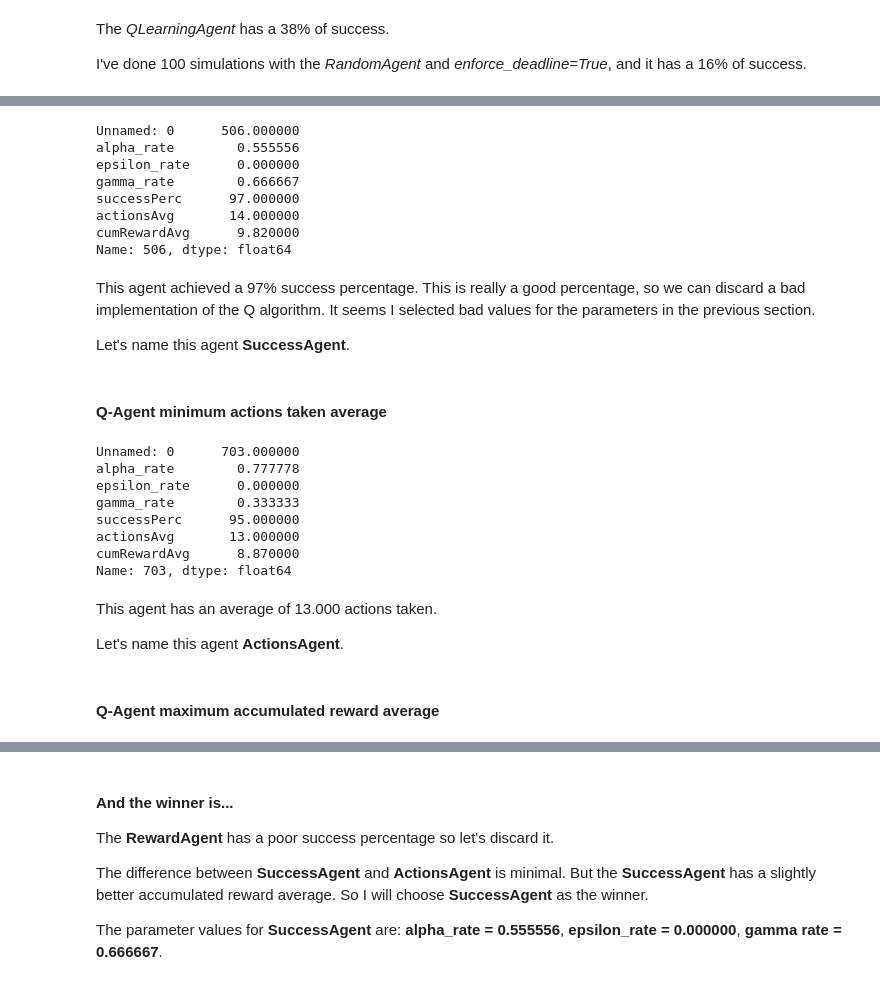
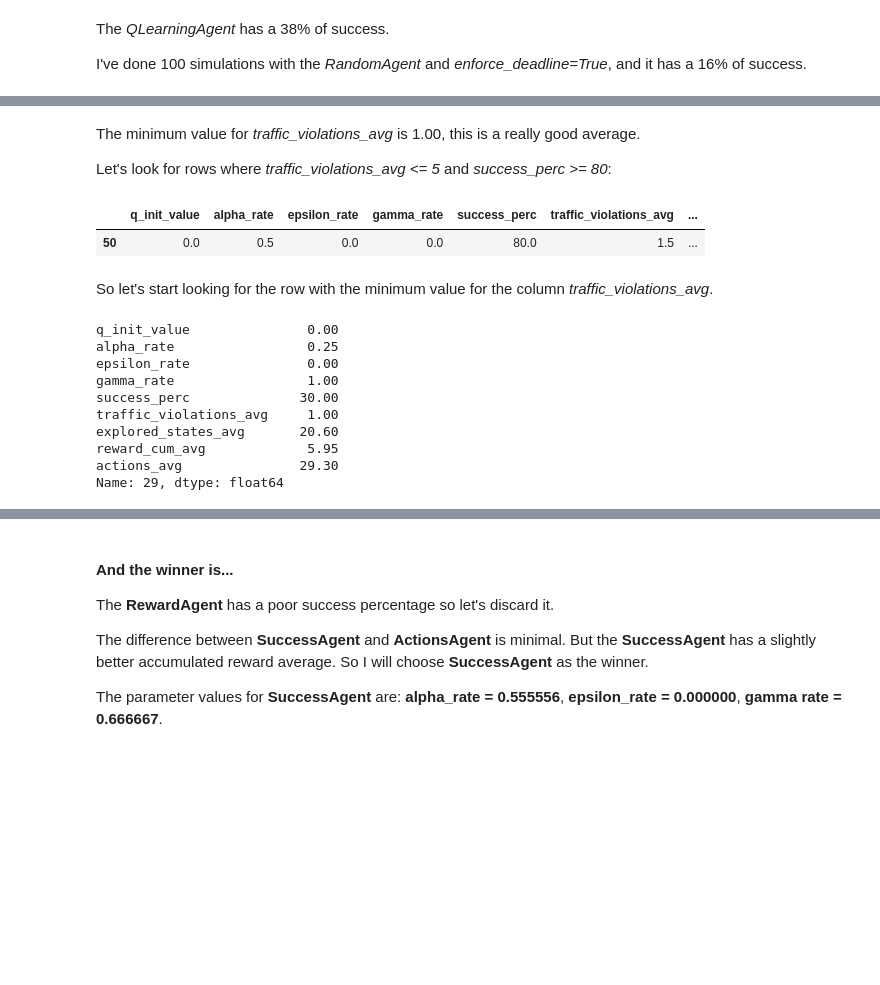
Before and after one commit to jcsastre/udacity_machine-learning_smartcab, a Jupyter notebook: report.ipynb, the cells around one changed output, grey strips where cells are left out. Drawn from its saved outputs; the diff is of its cells as text; code cells hidden in the pictures; blank space fills up the shorter version.

```diff
--- a/report.ipynb
+++ b/report.ipynb
@@ -172,34 +217,25 @@ To determine a suitable set of parameters, lets find: the q-agent with maximum s
+# %% [markdown]
+The minimum value for *traffic_violations_avg* is 1.00, this is a really good average.
+
+Let's look for rows where *traffic_violations_avg <= 5* and *success_perc >= 80*:
+# %%
+tuning_data_rows = tuning_data[(tuning_data['traffic_violations_avg'] <= 5) & (tuning_data['success_perc'] >= 80)]
+tuning_data_rows.head(20)
+# %% [output]
+|  | q_init_value | alpha_rate | epsilon_rate | gamma_rate | success_perc | traffic_violations_avg | ... |
+| 50 | 0.0 | 0.5 | 0.0 | 0.0 | 80.0 | 1.5 | ... |
+# %% [markdown]
+So let's start looking for the row with the minimum value for the column *traffic_violations_avg*.
 # %%
-tuning_data.loc[tuning_data['successPerc'].idxmax()]
+tuning_data.loc[tuning_data['traffic_violations_avg'].idxmin()]
 # %% [output]
-Unnamed: 0      506.000000
-alpha_rate        0.555556
-epsilon_rate      0.000000
-gamma_rate        0.666667
-successPerc      97.000000
-actionsAvg       14.000000
-cumRewardAvg      9.820000
-Name: 506, dtype: float64
+q_init_value               0.00
+alpha_rate                 0.25
+epsilon_rate               0.00
+gamma_rate                 1.00
+success_perc              30.00
+traffic_violations_avg     1.00
+explored_states_avg       20.60
+reward_cum_avg             5.95
+actions_avg               29.30
+Name: 29, dtype: float64
-# %% [markdown]
-This agent achieved a 97% success percentage. This is really a good percentage, so we can discard a bad implementation of the Q algorithm. It seems I selected bad values for the parameters in the previous section.
-
-Let's name this agent **SuccessAgent**.
-# %% [markdown]
-<h4>Q-Agent minimum actions taken average</h4>
-# %%
-tuning_data.loc[tuning_data['actionsAvg'].idxmin()]
-# %% [output]
-Unnamed: 0      703.000000
-alpha_rate        0.777778
-epsilon_rate      0.000000
-gamma_rate        0.333333
-successPerc      95.000000
-actionsAvg       13.000000
-cumRewardAvg      8.870000
-Name: 703, dtype: float64
-# %% [markdown]
-This agent has an average of 13.000 actions taken.
-
-Let's name this agent **ActionsAgent**.
-# %% [markdown]
-<h4>Q-Agent maximum accumulated reward average</h4>
```
Also changed, not shown: parts of 22 cells of this notebook, 9 other files.
